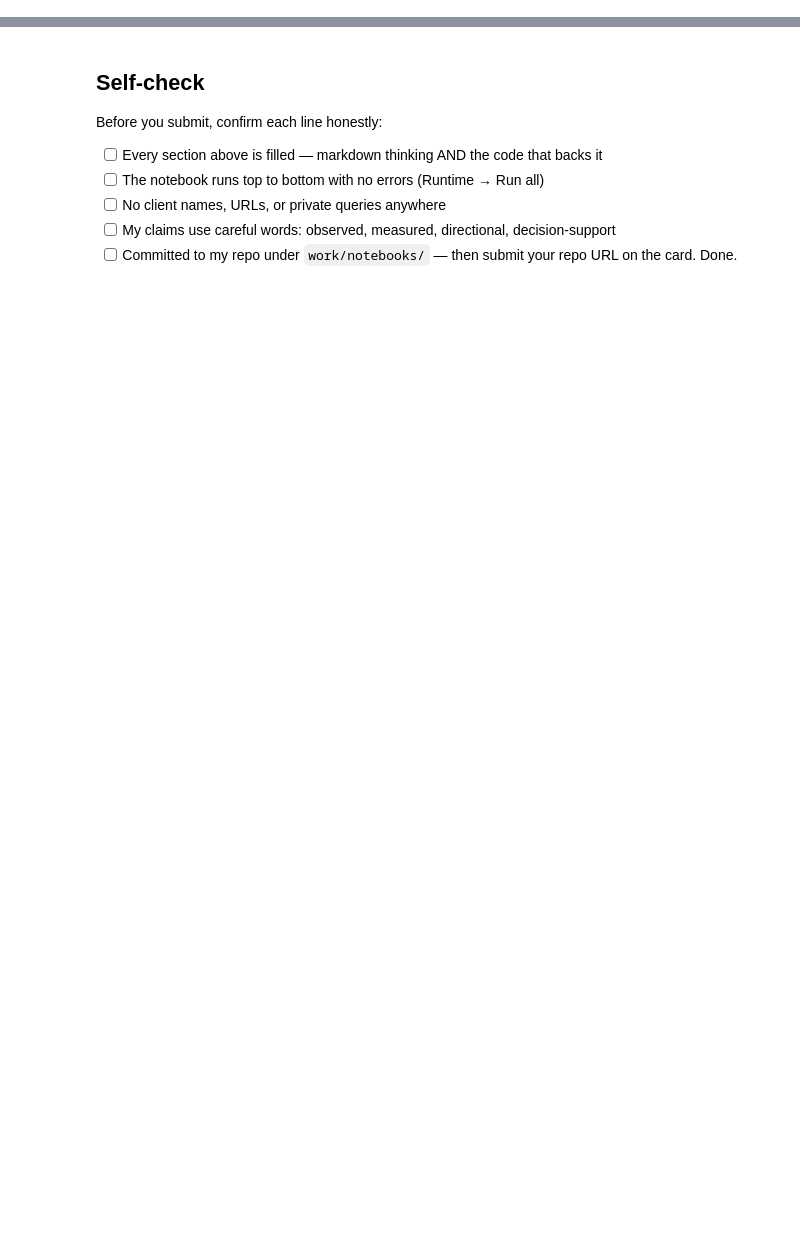
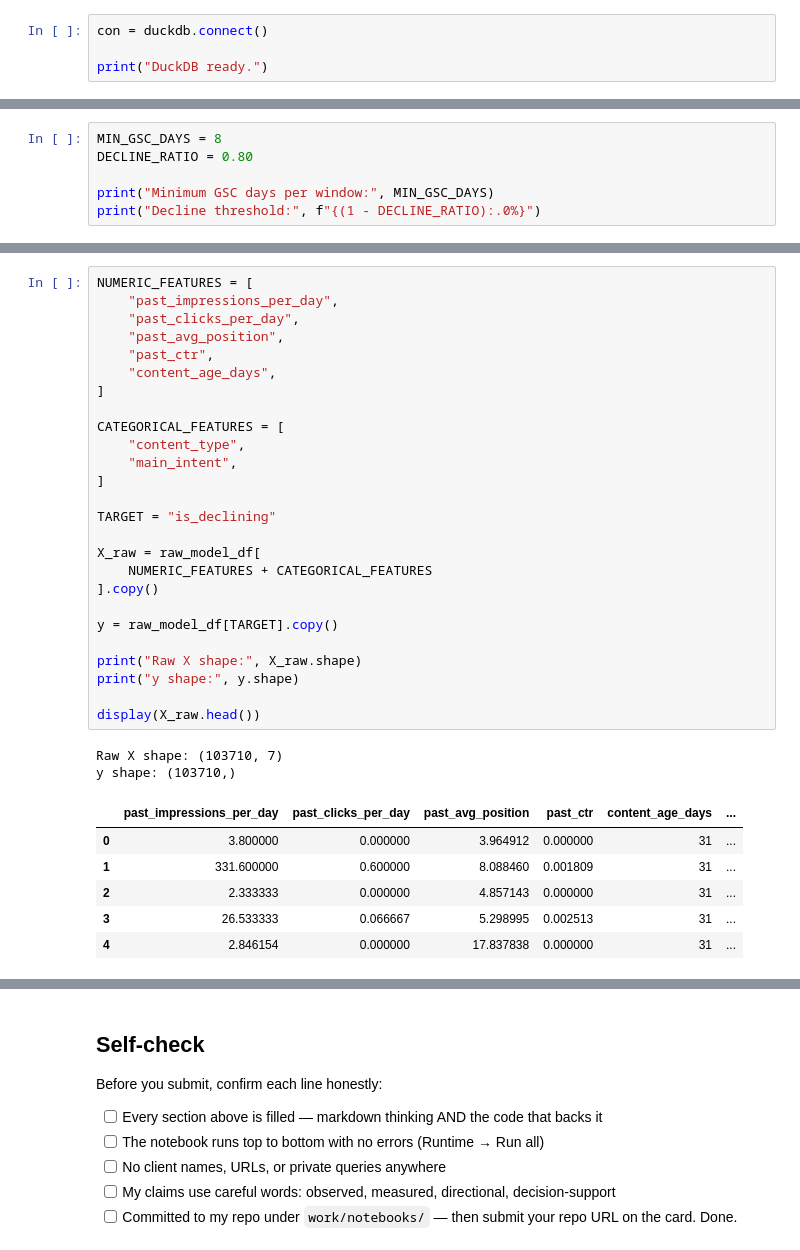
Before and after one commit to exoxeph/flyrank-ml-internship, a Jupyter notebook: work/notebooks/w03_feature_leakage_check.ipynb, the cells around one changed output, grey strips where cells are left out. Cells and saved outputs as stored; diff of their text form; blank space fills up the shorter version.

```diff
--- a/work/notebooks/w03_feature_leakage_check.ipynb
+++ b/work/notebooks/w03_feature_leakage_check.ipynb
@@ -36,0 +55,4 @@ This skeleton is yours to fill. Work the sections **in order** — each one has
+# %%
+con = duckdb.connect()
+
+print("DuckDB ready.")
@@ -36,0 +104,6 @@ This skeleton is yours to fill. Work the sections **in order** — each one has
+# %%
+MIN_GSC_DAYS = 8
+DECLINE_RATIO = 0.80
+
+print("Minimum GSC days per window:", MIN_GSC_DAYS)
+print("Decline threshold:", f"{(1 - DECLINE_RATIO):.0%}")
@@ -36,0 +272,35 @@ This skeleton is yours to fill. Work the sections **in order** — each one has
+# %%
+NUMERIC_FEATURES = [
+    "past_impressions_per_day",
+    "past_clicks_per_day",
+    "past_avg_position",
+    "past_ctr",
+    "content_age_days",
+]
+
+CATEGORICAL_FEATURES = [
+    "content_type",
+    "main_intent",
+]
+
+TARGET = "is_declining"
+
+X_raw = raw_model_df[
+    NUMERIC_FEATURES + CATEGORICAL_FEATURES
+].copy()
+
+y = raw_model_df[TARGET].copy()
+
+print("Raw X shape:", X_raw.shape)
+print("y shape:", y.shape)
+
+display(X_raw.head())
+# %% [output]
+Raw X shape: (103710, 7)
+y shape: (103710,)
+|  | past_impressions_per_day | past_clicks_per_day | past_avg_position | past_ctr | content_age_days | ... |
+| 0 | 3.800000 | 0.000000 | 3.964912 | 0.000000 | 31 | ... |
+| 1 | 331.600000 | 0.600000 | 8.088460 | 0.001809 | 31 | ... |
+| 2 | 2.333333 | 0.000000 | 4.857143 | 0.000000 | 31 | ... |
+| 3 | 26.533333 | 0.066667 | 5.298995 | 0.002513 | 31 | ... |
+| 4 | 2.846154 | 0.000000 | 17.837838 | 0.000000 | 31 | ... |
```
Also changed, not shown: parts of 32 cells of this notebook.
